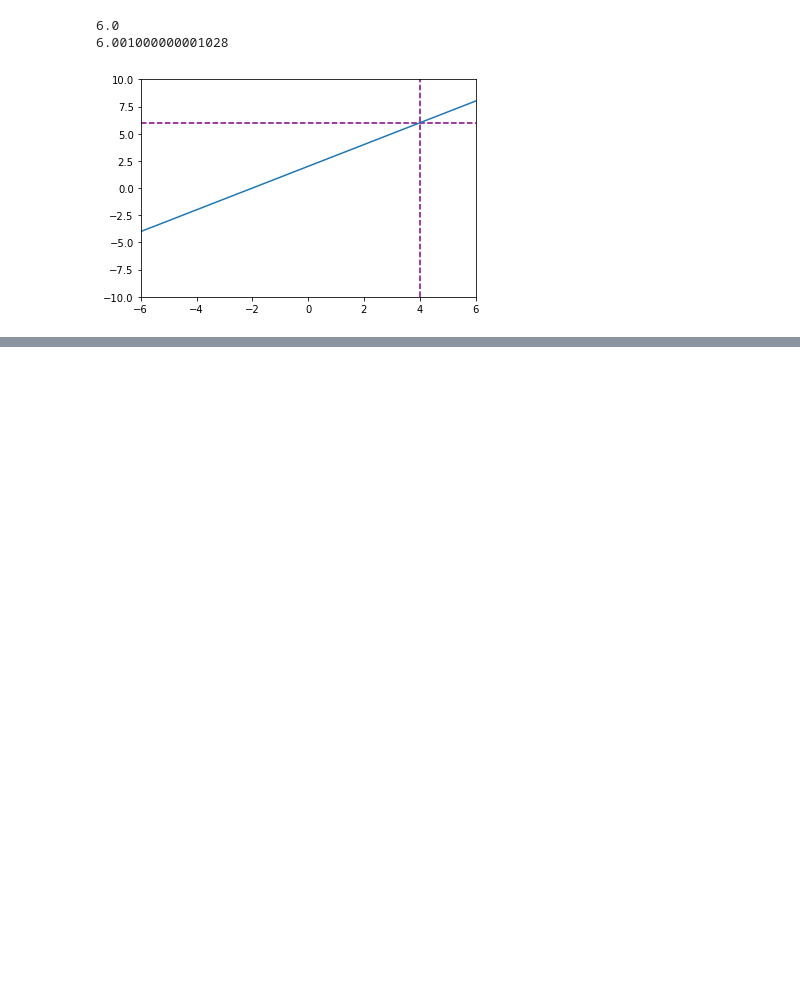
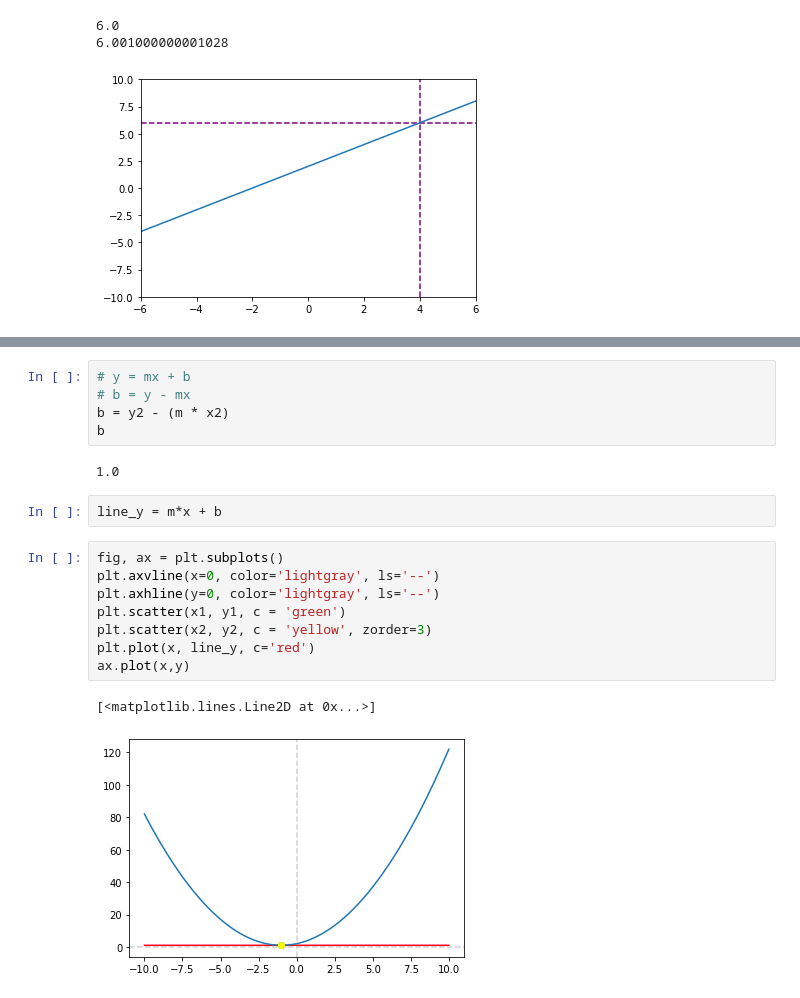
Before and after one commit to amazingpaddy/appliedAiCourse, a Jupyter notebook: ML-foundations-master/my_notebooks/calculus-1.ipynb, the cells around one changed output, grey strips where cells are left out. Saved outputs shown, nothing was run; the diff lists cells and outputs as text; blank space fills up the shorter version.

```diff
--- a/ML-foundations-master/my_notebooks/calculus-1.ipynb
+++ b/ML-foundations-master/my_notebooks/calculus-1.ipynb
@@ -52,0 +93,20 @@ _ = plot_graph(x, y, (-6, 6), (-10, 10), 4, 6)
+# %%
+# y = mx + b
+# b = y - mx
+b = y2 - (m * x2)
+b
+# %% [output]
+1.0
+# %%
+line_y = m*x + b
+# %%
+fig, ax = plt.subplots()
+plt.axvline(x=0, color='lightgray', ls='--')
+plt.axhline(y=0, color='lightgray', ls='--')
+plt.scatter(x1, y1, c = 'green')
+plt.scatter(x2, y2, c = 'yellow', zorder=3)
+plt.plot(x, line_y, c='red')
+ax.plot(x,y)
+# %% [output]
+[<matplotlib.lines.Line2D at 0x...>]
+[figure, added]
```
Also changed, not shown: parts of 6 cells of this notebook, 2 other files.
